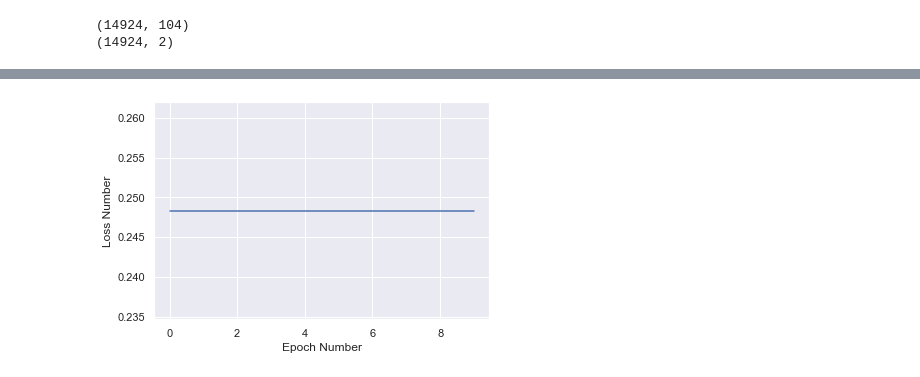
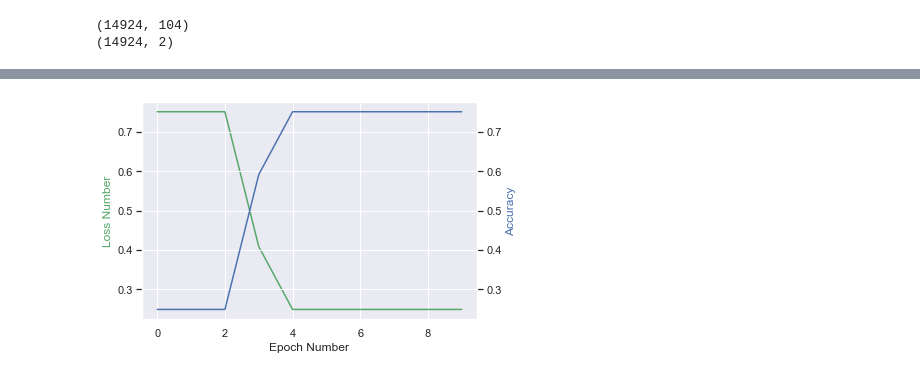
Before and after one commit to JasonCaldwellMBA/Adult_Income, a Jupyter notebook: Income_Prediction_with_Census_Data.ipynb, the cells around one changed output, grey strips where cells are left out. Drawn from its saved outputs; the diff is of its cells as text; code cells hidden in the pictures.

Commit message:
Fix issue with sharey and add accuracy to plot

```diff
--- a/Income_Prediction_with_Census_Data.ipynb
+++ b/Income_Prediction_with_Census_Data.ipynb
@@ -365,7 +365,14 @@ Test accuracy: 0.7544894218444824
-# %%
-plt.xlabel('Epoch Number')
-plt.ylabel('Loss Number')
-plt.plot(history.history['loss'])
-plt.show()
-# %% [output]
-[figure, removed]
+# %%
+fig, ax1 = plt.subplots()
+
+ax2 = ax1.twinx()
+ax1.plot(history.history['loss'], 'g-')
+ax2.plot(history.history['accuracy'], 'b-')
+
+ax1.set_xlabel('Epoch Number')
+ax1.set_ylabel('Loss Number', color='g')
+ax2.set_ylabel('Accuracy', color='b')
+
+plt.show()
+# %% [output]
+[figure, added]
```
Also changed, not shown: parts of 4 cells of this notebook.
